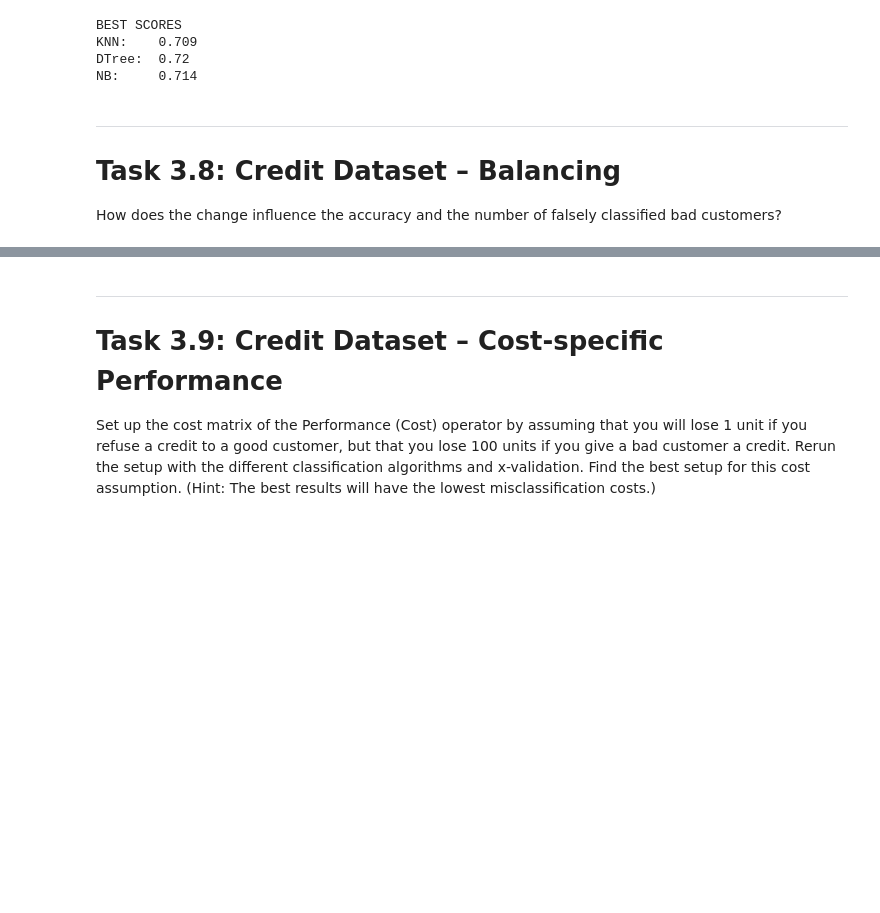
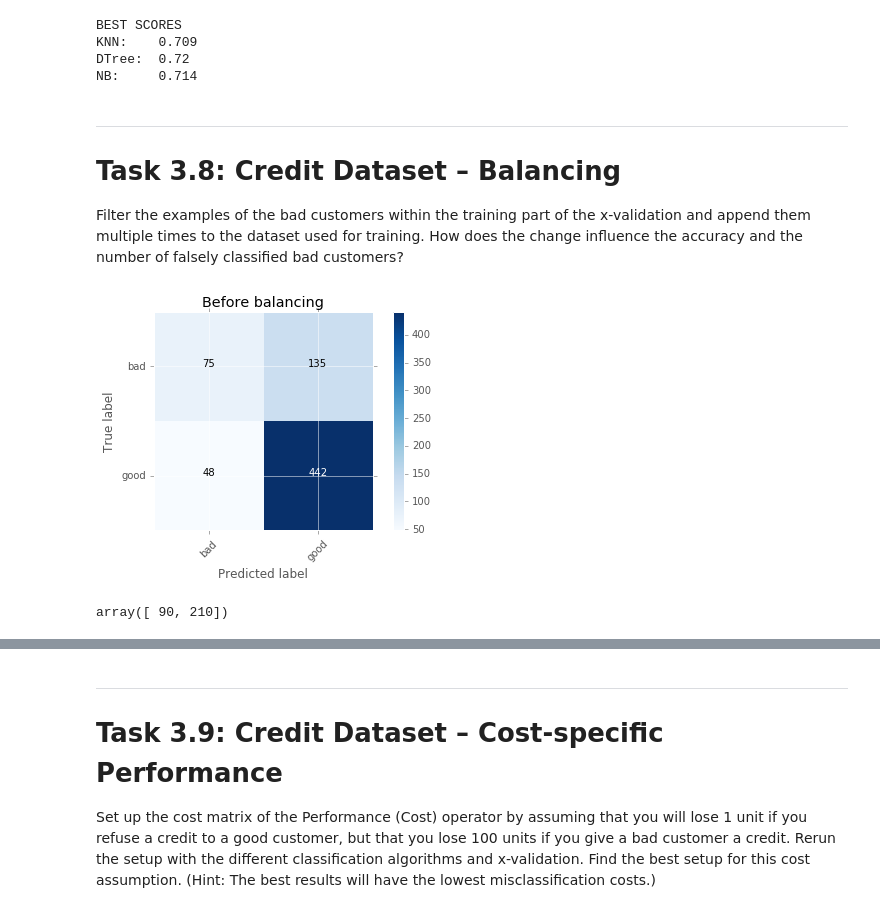
Before and after one commit to jgoerner/DataMining, a Jupyter notebook: notebooks/0.1-jg-readingguide-3.ipynb, the cells around one changed output, grey strips where cells are left out. Saved outputs shown, nothing was run; the diff lists cells and outputs as text; code cells hidden in the pictures; blank space fills up the shorter version.

```diff
--- a/notebooks/0.1-jg-readingguide-3.ipynb
+++ b/notebooks/0.1-jg-readingguide-3.ipynb
@@ -248,4 +252,15 @@ NB:     0.714
 # %% [markdown]
 ---
 # Task 3.8: Credit Dataset – Balancing
-How does the change influence the accuracy and the number of falsely classified bad customers?
+Filter the examples of the bad customers within the training part of the x-validation and append them multiple times to the dataset used for training. How does the change influence the accuracy and the number of falsely classified bad customers?
+# %%
+# Before balancing the classes
+cm_before = confusion_matrix(y_test.values.ravel(), dtree_best.predict(X_test))
+plot_confusion_matrix(cm_before, dfp_credit.label_encoder.classes_, title="Before balancing")
+plt.show()
+# %% [output]
+[figure, added]
+# %%
+np.bincount(y_train.values.ravel())
+# %% [output]
+array([ 90, 210])
```
Also changed, not shown: parts of 7 cells of this notebook, 1 other file.
